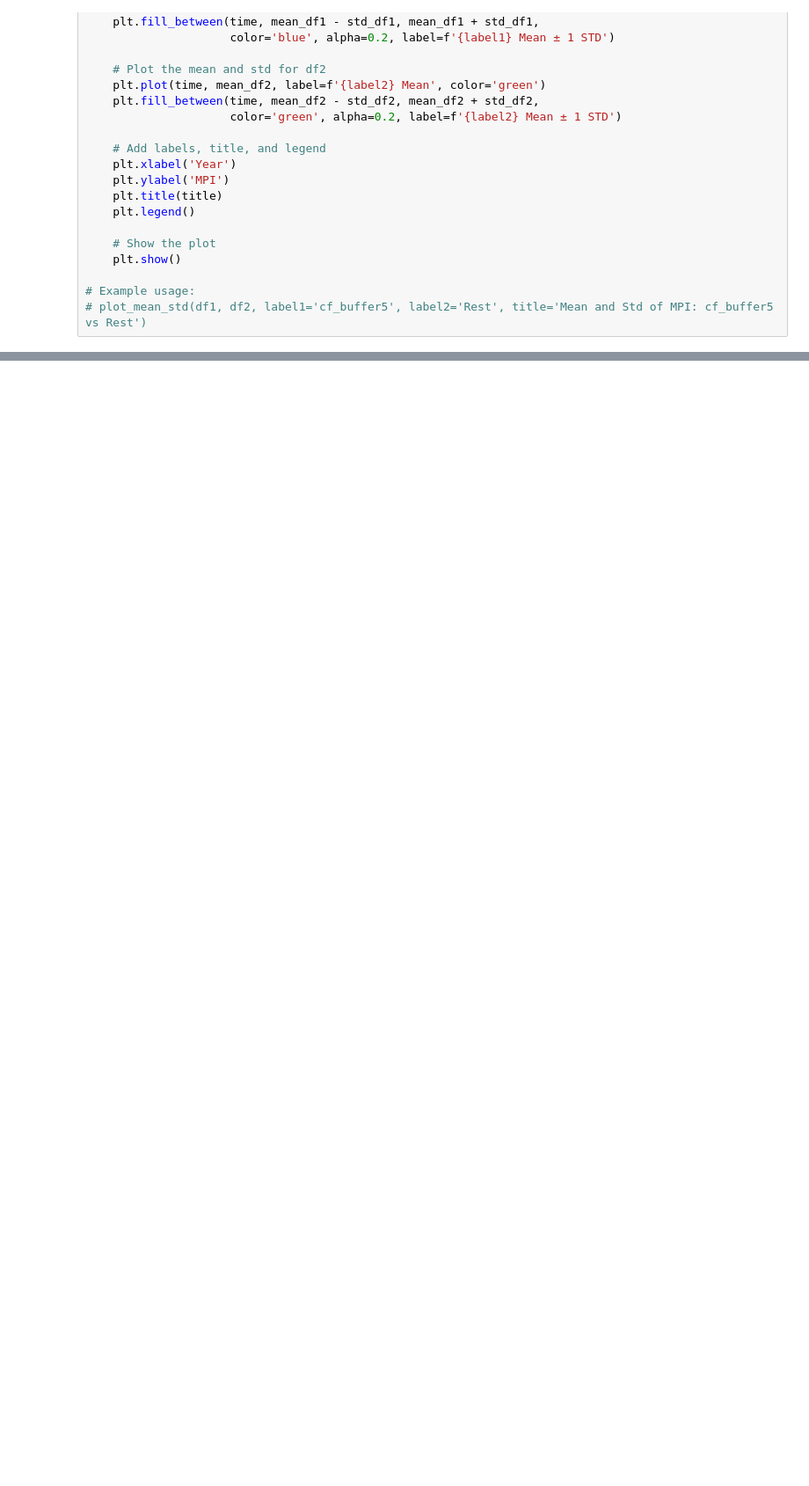
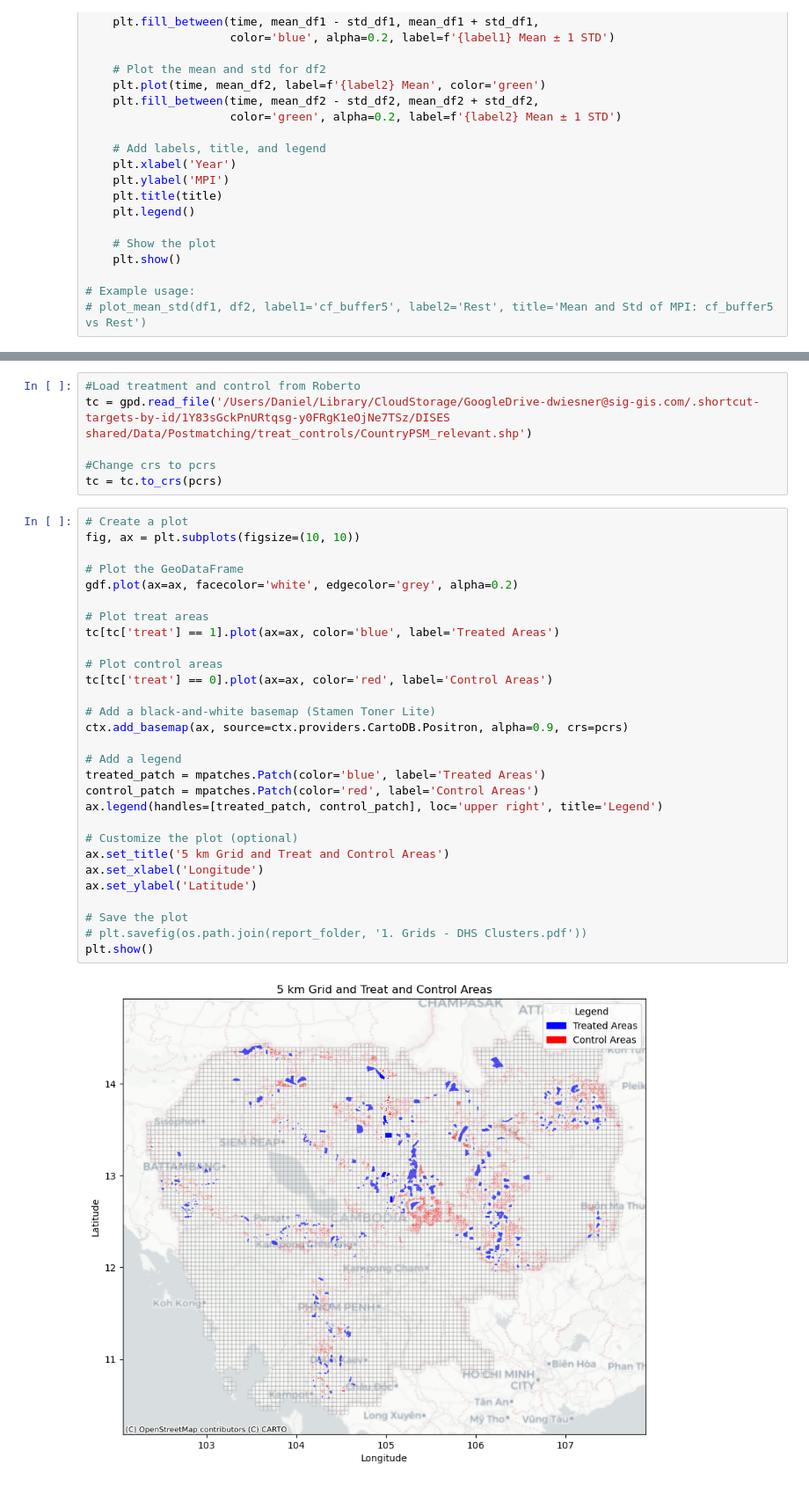
Before and after one commit to sig-gis/dises-khm-mpi, a Jupyter notebook: optional_notebooks/DHS Data Preprocessing.ipynb, the cells around one changed output, grey strips where cells are left out. Shown at 88% size. Cells and saved outputs as stored; diff of their text form; blank space fills up the shorter version.

```diff
--- a/optional_notebooks/DHS Data Preprocessing.ipynb
+++ b/optional_notebooks/DHS Data Preprocessing.ipynb
@@ -236,0 +211,37 @@ Index(['DHSID', 'DHSCC', 'DHSYEAR', 'DHSCLUST', 'CCFIPS', 'ADM1FIPS',
+# %%
+#Load treatment and control from Roberto
+tc = gpd.read_file('/Users/Daniel/Library/CloudStorage/GoogleDrive-dwiesner@sig-gis.com/.shortcut-targets-by-id/1Y83sGckPnURtqsg-y0FRgK1eOjNe7TSz/DISES shared/Data/Postmatching/treat_controls/CountryPSM_relevant.shp')
+
+#Change crs to pcrs
+tc = tc.to_crs(pcrs)
+# %%
+# Create a plot
+fig, ax = plt.subplots(figsize=(10, 10))
+
+# Plot the GeoDataFrame
+gdf.plot(ax=ax, facecolor='white', edgecolor='grey', alpha=0.2)
+
+# Plot treat areas
+tc[tc['treat'] == 1].plot(ax=ax, color='blue', label='Treated Areas')
+
+# Plot control areas
+tc[tc['treat'] == 0].plot(ax=ax, color='red', label='Control Areas')
+
+# Add a black-and-white basemap (Stamen Toner Lite)
+ctx.add_basemap(ax, source=ctx.providers.CartoDB.Positron, alpha=0.9, crs=pcrs)
+
+# Add a legend
+treated_patch = mpatches.Patch(color='blue', label='Treated Areas')
+control_patch = mpatches.Patch(color='red', label='Control Areas')
+ax.legend(handles=[treated_patch, control_patch], loc='upper right', title='Legend')
+
+# Customize the plot (optional)
+ax.set_title('5 km Grid and Treat and Control Areas')
+ax.set_xlabel('Longitude')
+ax.set_ylabel('Latitude')
+
+# Save the plot
+# plt.savefig(os.path.join(report_folder, '1. Grids - DHS Clusters.pdf'))
+plt.show()
+# %% [output]
+[figure, added]
```
Also changed, not shown: parts of 38 cells of this notebook, 15 other files.
